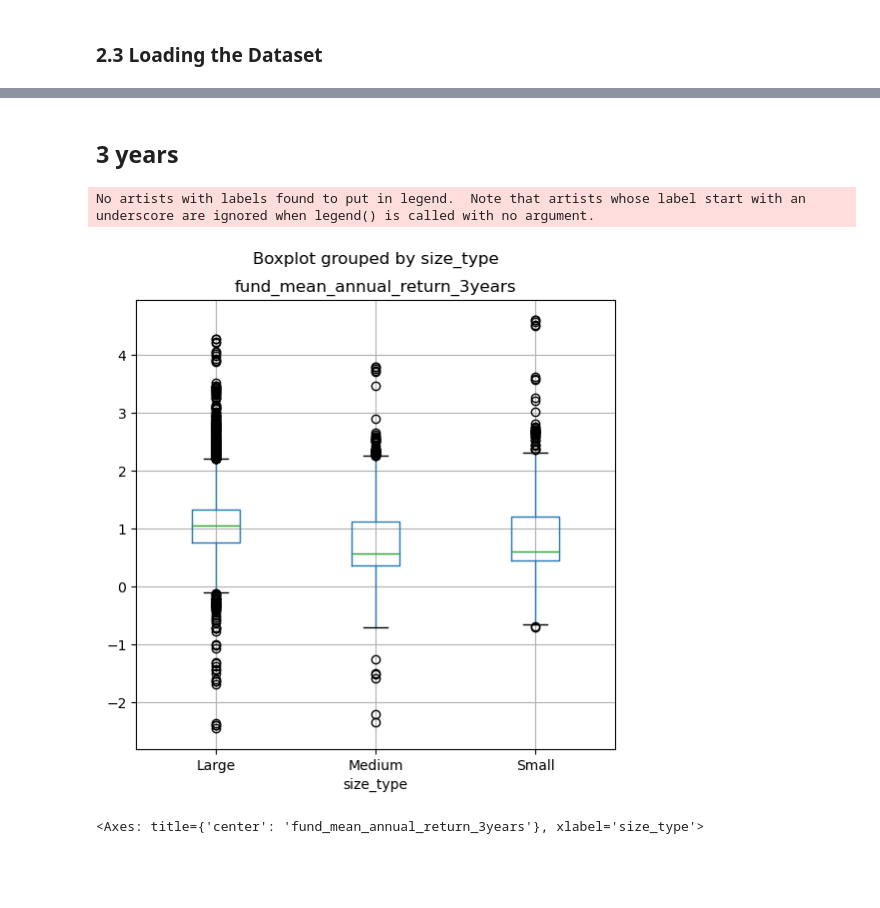
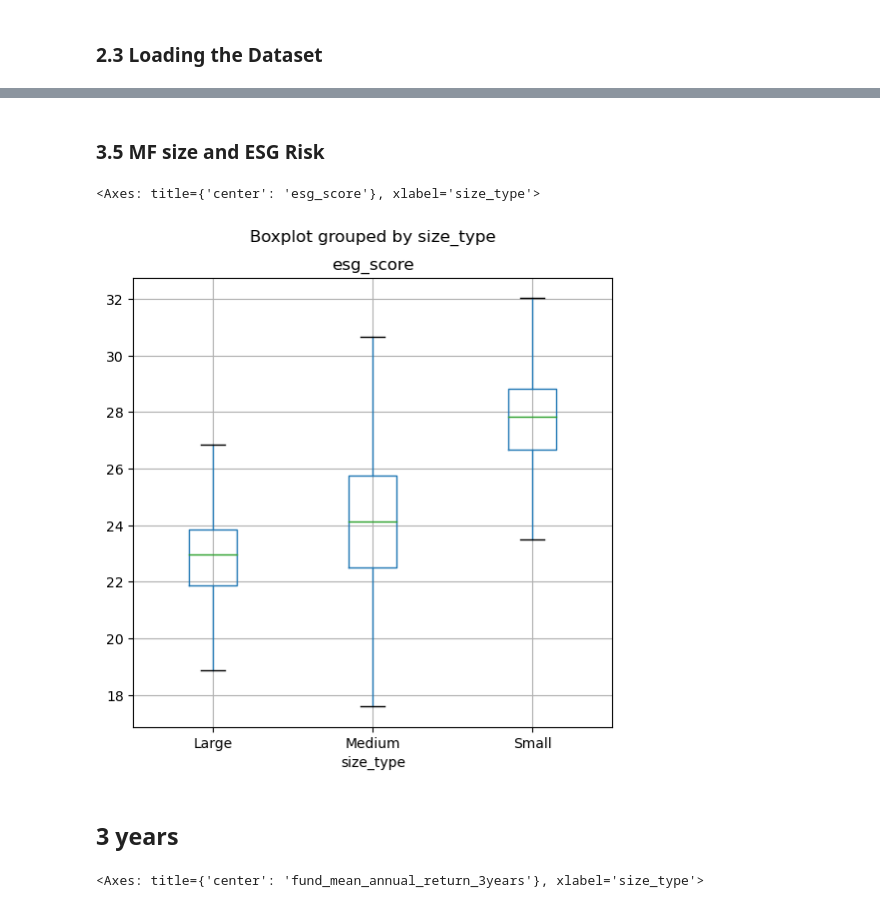
Before and after one commit to Neuefische-ESG-Capstone/Project-description, a Jupyter notebook: MF-size-and-Performance.ipynb, the cells around one changed output, grey strips where cells are left out. Drawn from its saved outputs; the diff is of its cells as text; code cells hidden in the pictures; blank space fills up the shorter version.

```diff
--- a/MF-size-and-Performance.ipynb
+++ b/MF-size-and-Performance.ipynb
@@ -246,11 +186,12 @@ MF size and ESG risk
+# %% [markdown]
+### 3.5 MF size and ESG Risk
+# %%
+df_mutual_funds.boxplot(column='esg_score',by='size_type', showfliers=False, figsize=(6,6))
+# %% [output]
+<Axes: title={'center': 'esg_score'}, xlabel='size_type'>
+[figure, added]
 # %% [markdown]
 ## 3 years
-# %%
-df2_mutual_funds.boxplot(column='fund_mean_annual_return_3years',by='size_type',figsize=(6,6))
-plt.legend().remove()
-# %% [output]
-No artists with labels found to put in legend.  Note that artists whose label start with an underscore are ignored when legend() is called with no argument.
-[figure, removed]
 # %%
 df2_mutual_funds.boxplot(column='fund_mean_annual_return_3years',by='size_type', showfliers=False, figsize=(6,6))
 # %% [output]
```
Also changed, not shown: parts of 47 cells of this notebook.
